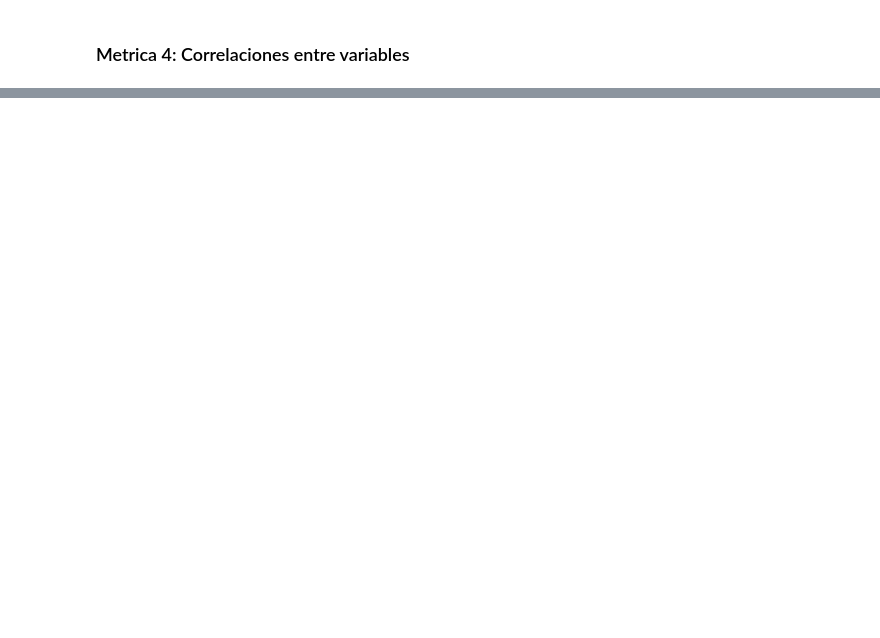
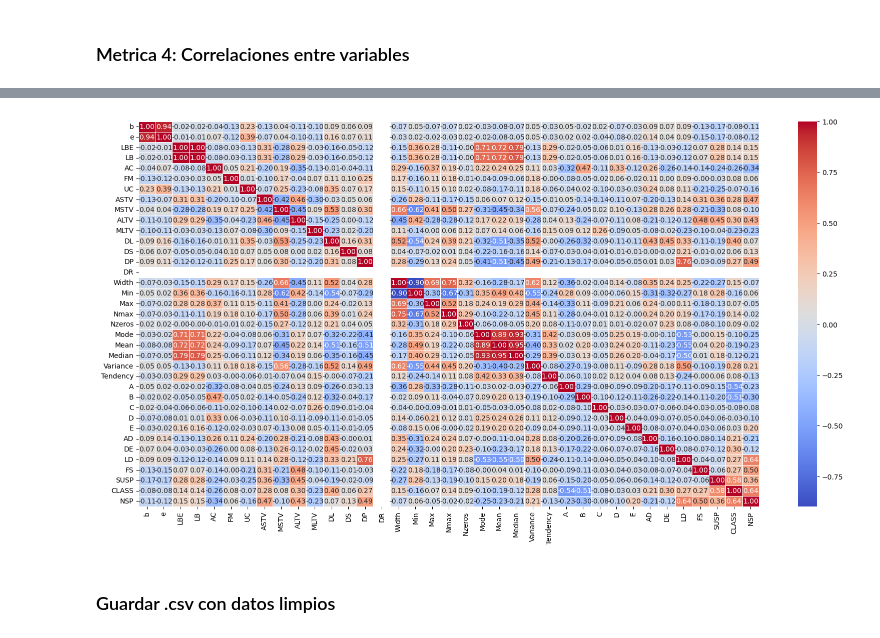
Before and after one commit to DenisFZelaya/Act3-AA-G1, a Jupyter notebook: EDA.ipynb, the cells around one changed output, grey strips where cells are left out. Drawn from its saved outputs; the diff is of its cells as text; code cells hidden in the pictures; blank space fills up the shorter version.

```diff
--- a/EDA.ipynb
+++ b/EDA.ipynb
@@ -155,0 +230,16 @@ Name: CLASS, dtype: float64
+# %%
+# Matriz de Correlacion
+correlation_matrix = df_base.corr()
+
+# Configurar el tamaño del gráfico
+plt.figure(figsize=(20, 10))
+
+# Dibujar el mapa de calor
+sns.heatmap(correlation_matrix, annot=True, cmap='coolwarm', fmt=".2f", linewidths=.5)
+
+# Mostrar el gráfico
+plt.show()
+# %% [output]
+[figure, added]
+# %% [markdown]
+### Guardar .csv con datos limpios
```
Also changed, not shown: parts of 13 cells of this notebook, 2 other files.
